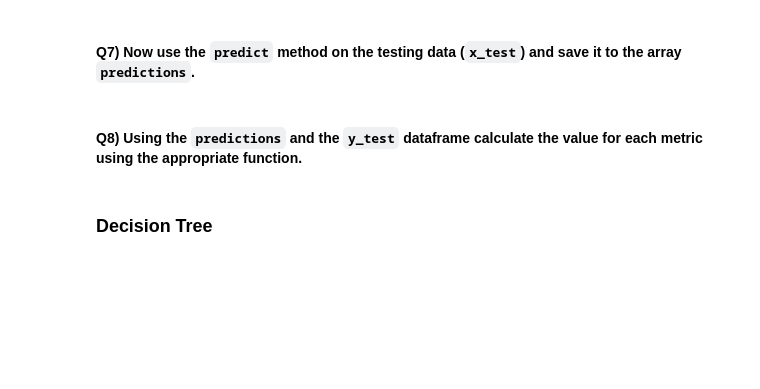
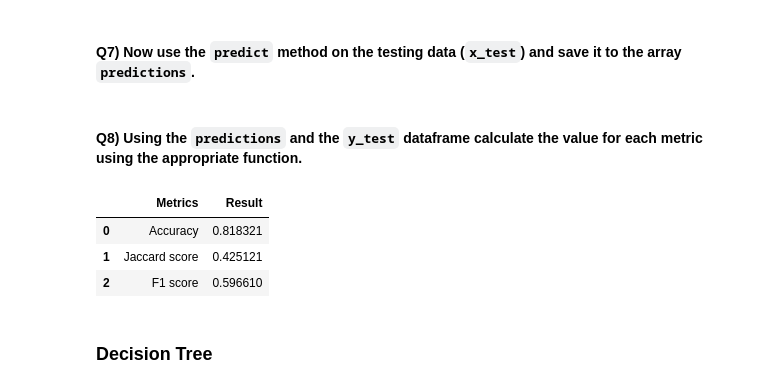
Before and after one commit to fcamadi/masterMLpython, a Jupyter notebook: Coursera_IBM_AI_Engineering/01_MLwityPython/ML0101EN_SkillUp_FinalAssignment.jupyterlite.ipynb, the cells around one changed output. Drawn from its saved outputs; the diff is of its cells as text; code cells hidden in the pictures; blank space fills up the shorter version.

```diff
--- a/Coursera_IBM_AI_Engineering/01_MLwityPython/ML0101EN_SkillUp_FinalAssignment.jupyterlite.ipynb
+++ b/Coursera_IBM_AI_Engineering/01_MLwityPython/ML0101EN_SkillUp_FinalAssignment.jupyterlite.ipynb
@@ -286,2 +283,4 @@ KNN =
+# %%
+KNN = KNeighborsClassifier(n_neighbors = 4).fit(x_train,y_train)
 # %% [markdown]
 #### Q7) Now use the `predict` method on the testing data (`x_test`) and save it to the array `predictions`.
@@ -292,2 +287,4 @@ predictions =
+# %%
+predictions_knn = KNN.predict(x_test)
 # %% [markdown]
 #### Q8) Using the `predictions` and the `y_test` dataframe calculate the value for each metric using the appropriate function.
@@ -300,3 +291,15 @@ KNN_F1_Score =
+# %%
+knn_accuracy = accuracy_score(y_test, predictions_knn)
+knn_jac = jaccard_score(y_test,predictions_knn)
+knn_f1 = f1_score(y_test,predictions_knn)
+
+Report = {"Metrics":["Accuracy","Jaccard score", "F1 score"],"Result": [knn_accuracy,knn_jac,knn_f1]}
+pd.DataFrame(Report)
+# %% [output]
+|  | Metrics | Result |
+| 0 | Accuracy | 0.818321 |
+| 1 | Jaccard score | 0.425121 |
+| 2 | F1 score | 0.596610 |
 # %% [markdown]
 ### Decision Tree
 # %% [markdown]
```
Also changed, not shown: parts of 42 cells of this notebook.
